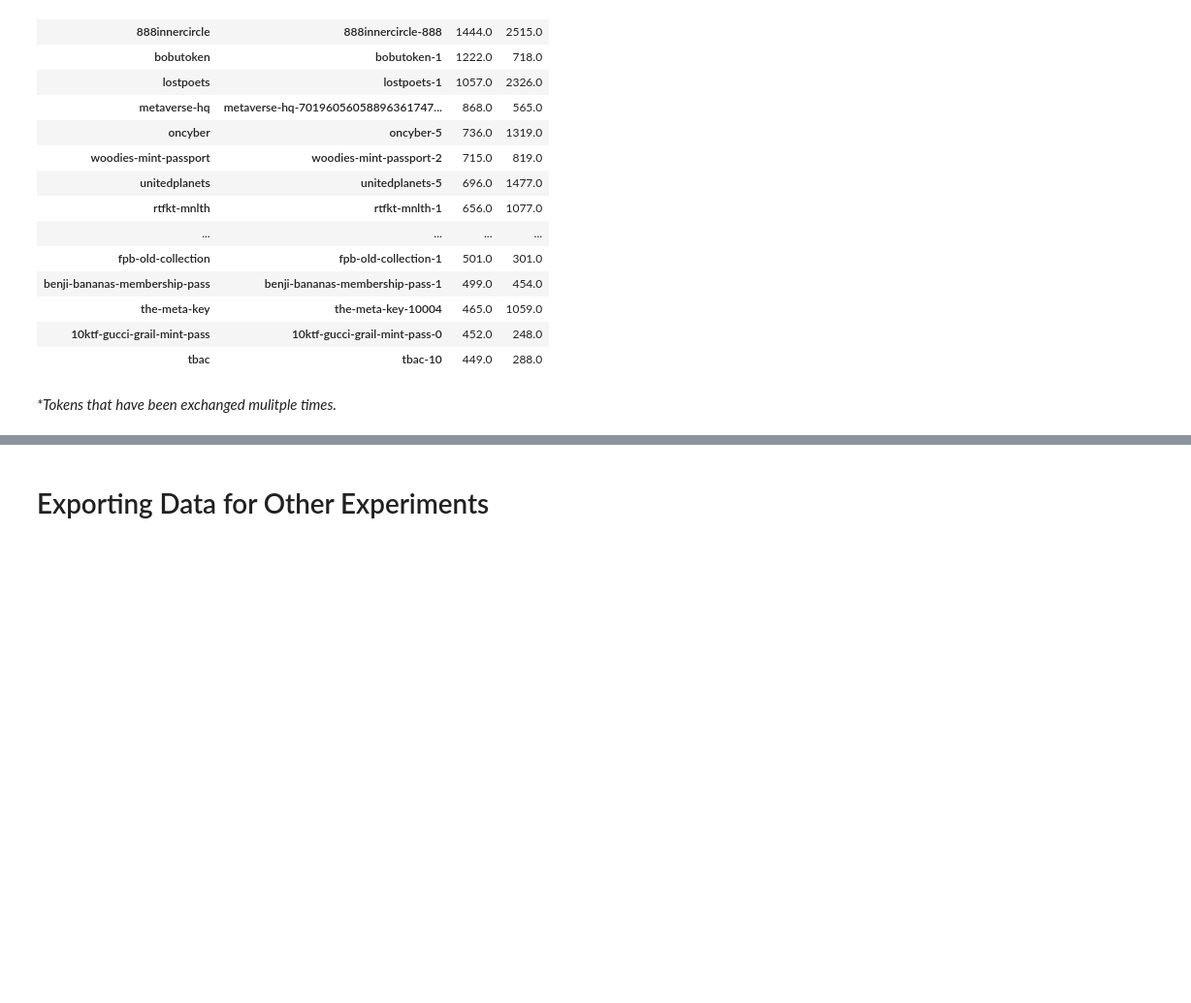
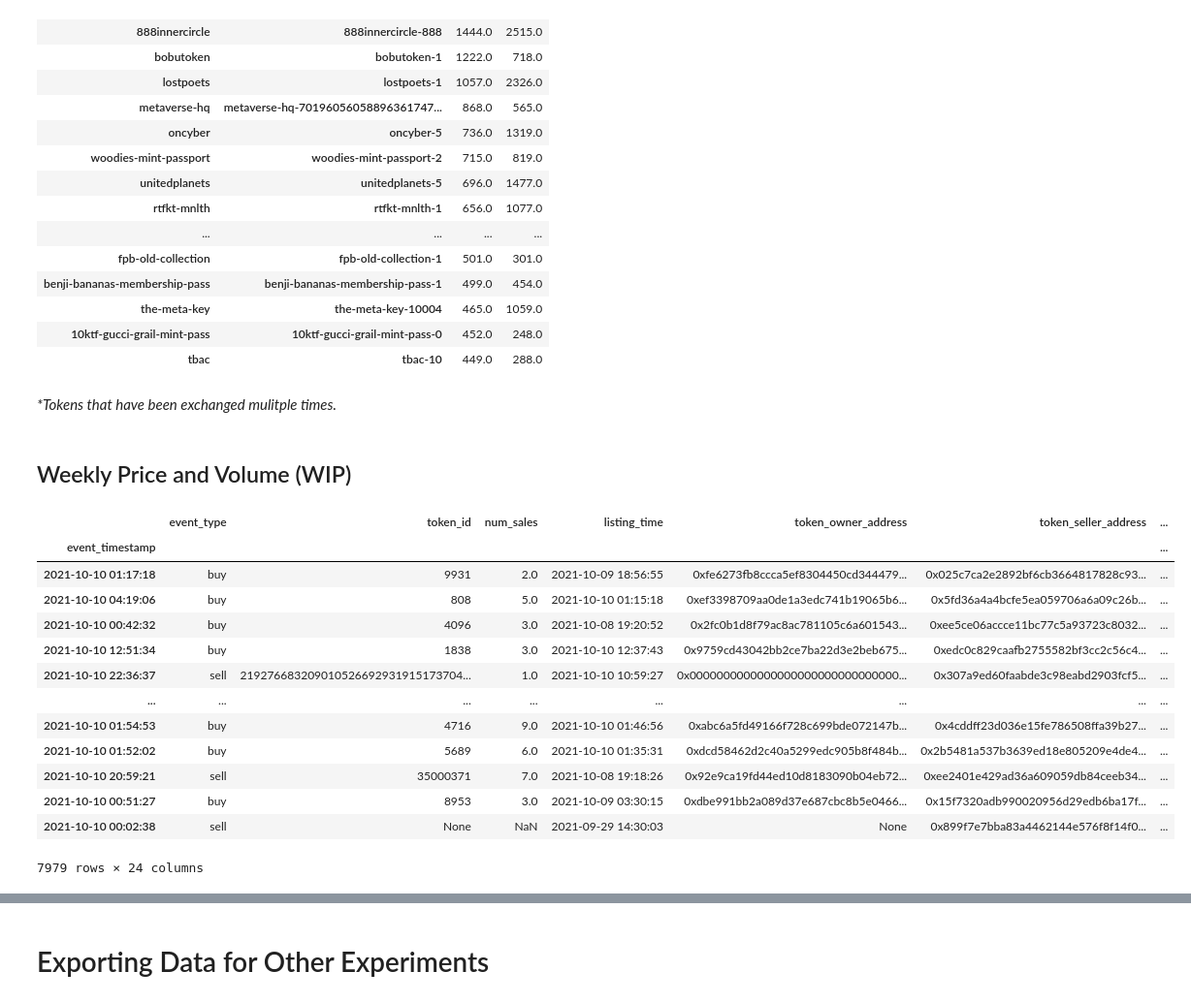
Before and after one commit to Cryptoro-DAO/OpenSea-API-crawler, a Jupyter notebook: Wallets Feature Engineering.ipynb, the cells around one changed output, grey strips where cells are left out. Shown at 97% size. Saved outputs shown, nothing was run; the diff lists cells and outputs as text; code cells hidden in the pictures; blank space fills up the shorter version.

```diff
--- a/Wallets Feature Engineering.ipynb
+++ b/Wallets Feature Engineering.ipynb
@@ -867,3 +867,22 @@ wallets.groupby(["collection_slug", "nft_id", "event_type"], as_index=False).siz
 | tbac | tbac-10 | 449.0 | 288.0 |
 # %% [markdown]
 _*Tokens that have been exchanged mulitple times._
+# %% [markdown]
+## Weekly Price and Volume (WIP)
+# %%
+wallets.set_index("event_timestamp").loc['2021-10-10']
+# %% [output]
+|  | event_type | token_id | num_sales | listing_time | token_owner_address | token_seller_address | ... |
+| event_timestamp |  |  |  |  |  |  | ... |
+| 2021-10-10 01:17:18 | buy | 9931 | 2.0 | 2021-10-09 18:56:55 | 0xfe6273fb8ccca5ef8304450cd344479... | 0x025c7ca2e2892bf6cb3664817828c93... | ... |
+| 2021-10-10 04:19:06 | buy | 808 | 5.0 | 2021-10-10 01:15:18 | 0xef3398709aa0de1a3edc741b19065b6... | 0x5fd36a4a4bcfe5ea059706a6a09c26b... | ... |
+| 2021-10-10 00:42:32 | buy | 4096 | 3.0 | 2021-10-08 19:20:52 | 0x2fc0b1d8f79ac8ac781105c6a601543... | 0xee5ce06accce11bc77c5a93723c8032... | ... |
+| 2021-10-10 12:51:34 | buy | 1838 | 3.0 | 2021-10-10 12:37:43 | 0x9759cd43042bb2ce7ba22d3e2beb675... | 0xedc0c829caafb2755582bf3cc2c56c4... | ... |
+| 2021-10-10 22:36:37 | sell | 219276683209010526692931915173704... | 1.0 | 2021-10-10 10:59:27 | 0x0000000000000000000000000000000... | 0x307a9ed60faabde3c98eabd2903fcf5... | ... |
+| ... | ... | ... | ... | ... | ... | ... | ... |
+| 2021-10-10 01:54:53 | buy | 4716 | 9.0 | 2021-10-10 01:46:56 | 0xabc6a5fd49166f728c699bde072147b... | 0x4cddff23d036e15fe786508ffa39b27... | ... |
+| 2021-10-10 01:52:02 | buy | 5689 | 6.0 | 2021-10-10 01:35:31 | 0xdcd58462d2c40a5299edc905b8f484b... | 0x2b5481a537b3639ed18e805209e4de4... | ... |
+| 2021-10-10 20:59:21 | sell | 35000371 | 7.0 | 2021-10-08 19:18:26 | 0x92e9ca19fd44ed10d8183090b04eb72... | 0xee2401e429ad36a609059db84ceeb34... | ... |
+| 2021-10-10 00:51:27 | buy | 8953 | 3.0 | 2021-10-09 03:30:15 | 0xdbe991bb2a089d37e687cbc8b5e0466... | 0x15f7320adb990020956d29edb6ba17f... | ... |
+| 2021-10-10 00:02:38 | sell | None | NaN | 2021-09-29 14:30:03 | None | 0x899f7e7bba83a4462144e576f8f14f0... | ... |
+7979 rows × 24 columns
```
Also changed, not shown: parts of 4 cells of this notebook.
